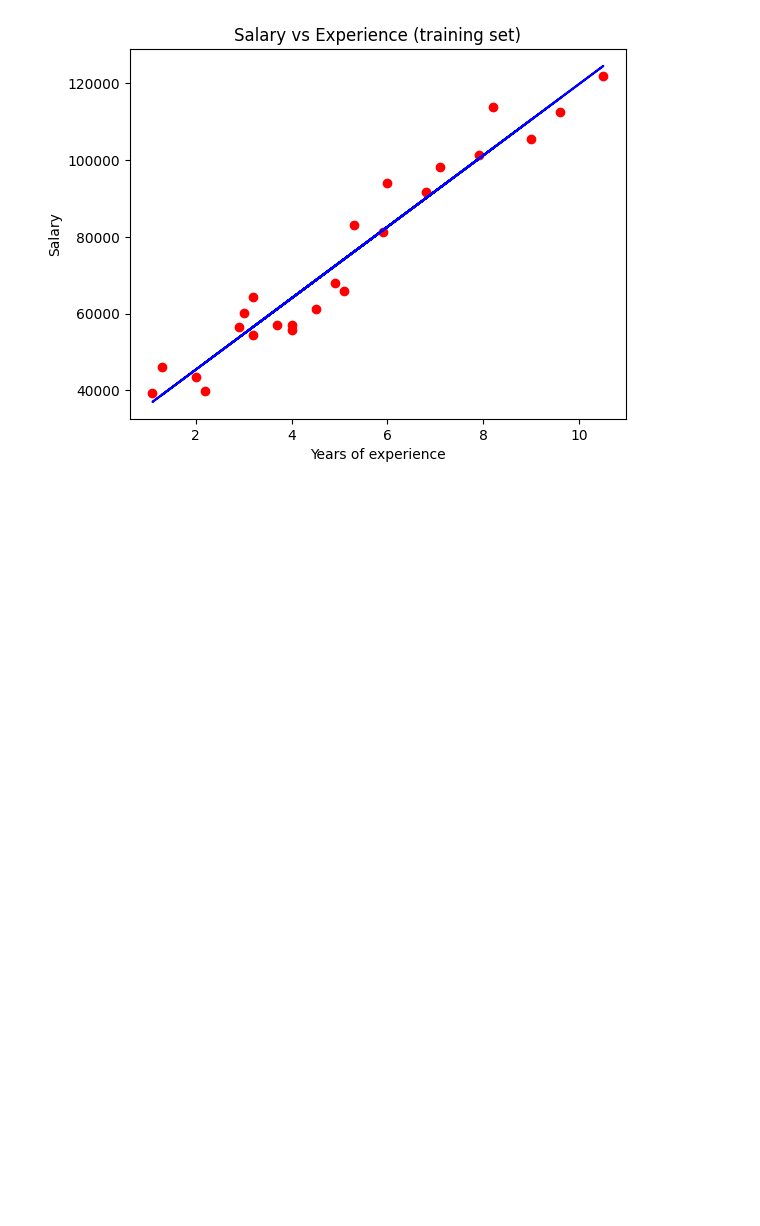
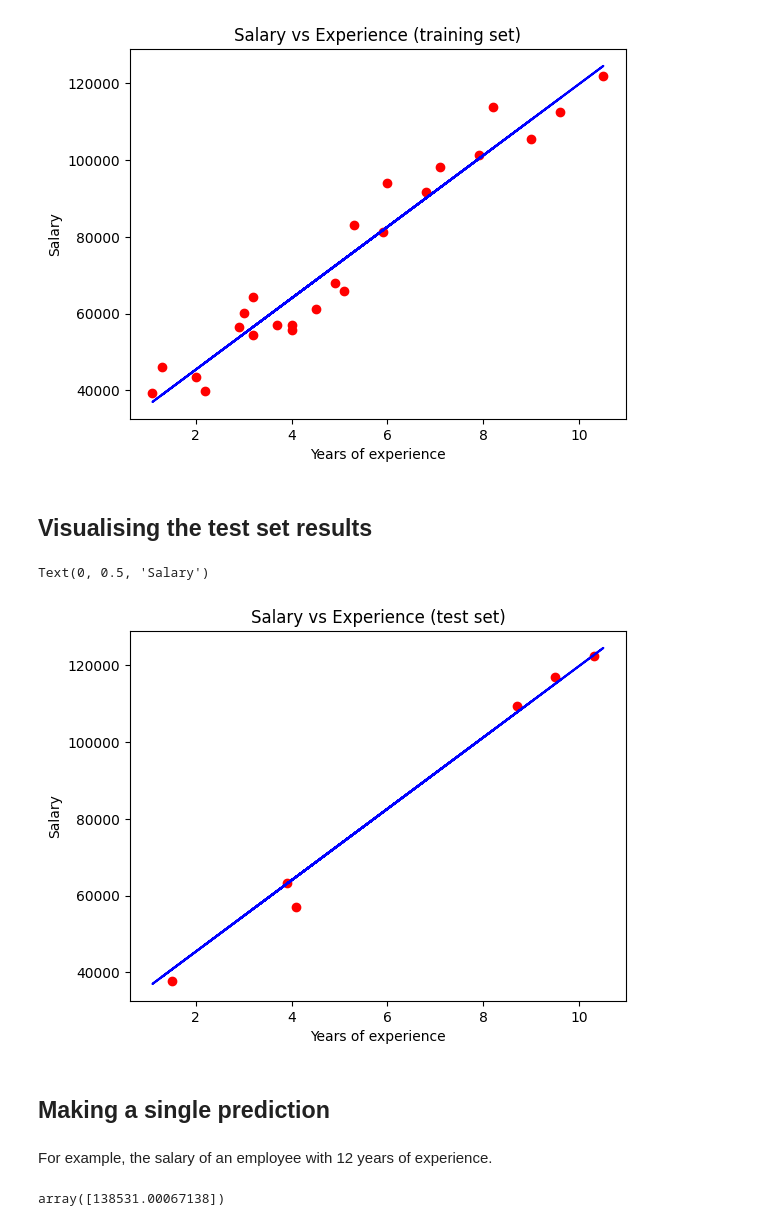
Before and after one commit to Yimashenka/Simple_Linear_Regression, a Jupyter notebook: Simple Linear Regression.ipynb, the cells around one changed output. Drawn from its saved outputs; the diff is of its cells as text; code cells hidden in the pictures; blank space fills up the shorter version.

Commit message:
Making a single prediction

```diff
--- a/Simple Linear Regression.ipynb
+++ b/Simple Linear Regression.ipynb
@@ -48,3 +48,31 @@ plt.ylabel('Salary')
 # %% [output]
 Text(0, 0.5, 'Salary')
 [figure]
+# %% [markdown]
+## Visualising the test set results
+# %%
+plt.scatter(
+    X_test,
+    y_test,
+    color = 'red'
+)
+plt.plot(
+    X_train,
+    regressor.predict(X_train),
+    color = 'blue'
+)
+plt.title('Salary vs Experience (test set)')
+plt.xlabel('Years of experience')
+plt.ylabel('Salary')
+# %% [output]
+Text(0, 0.5, 'Salary')
+[figure, added]
+# %% [markdown]
+## Making a single prediction
+# %% [markdown]
+For example, the salary of an employee with 12 years of experience.
+# %%
+prediction = regressor.predict([[12]])
+prediction
+# %% [output]
+array([138531.00067138])
```
